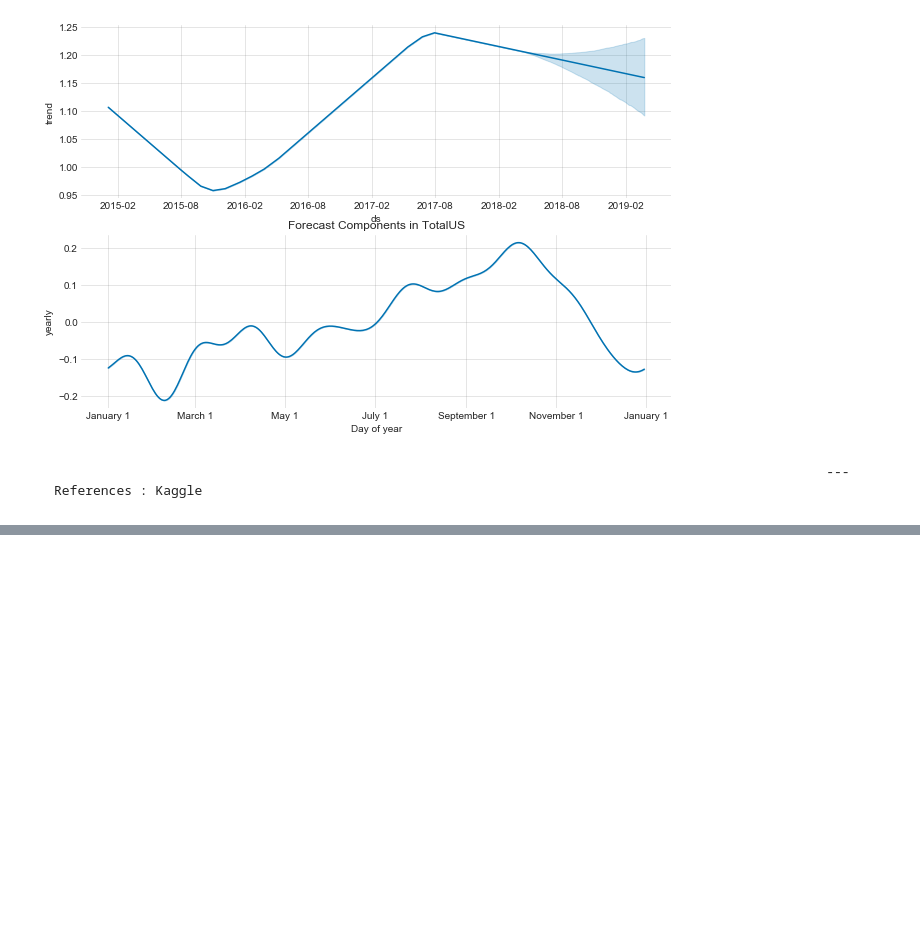
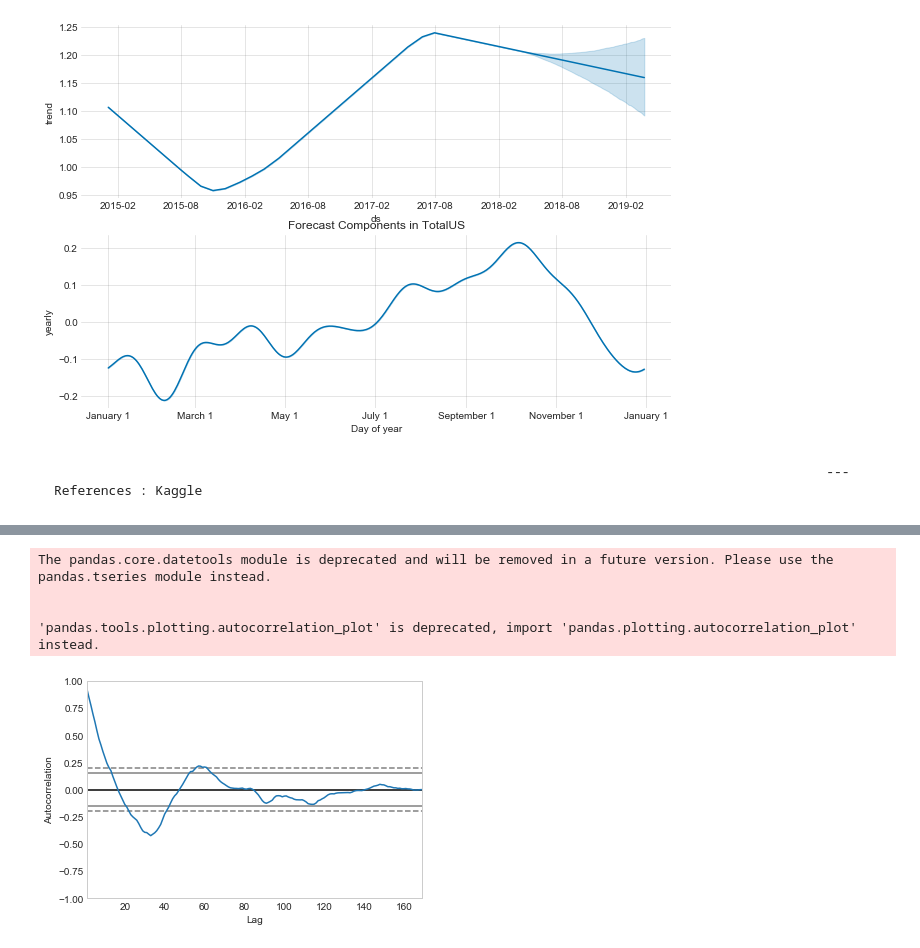
Before and after one commit to shreyanshissingh/AvocadoPrices, a Jupyter notebook: Avocado Price Forecast.ipynb, the cells around one changed output, grey strips where cells are left out. Cells and saved outputs as stored; diff of their text form; code cells hidden in the pictures; blank space fills up the shorter version.

```diff
--- a/Avocado Price Forecast.ipynb
+++ b/Avocado Price Forecast.ipynb
@@ -124,0 +151,11 @@ plt.show()
+# %%
+from pandas.tools.plotting import autocorrelation_plot
+from statsmodels.tsa.arima_model import ARIMA
+autocorrelation_plot(df3)
+plt.show()
+# %% [output]
+The pandas.core.datetools module is deprecated and will be removed in a future version. Please use the pandas.tseries module instead.
+
+
+'pandas.tools.plotting.autocorrelation_plot' is deprecated, import 'pandas.plotting.autocorrelation_plot' instead.
+[figure, added]
```
Also changed, not shown: parts of 8 cells of this notebook.
